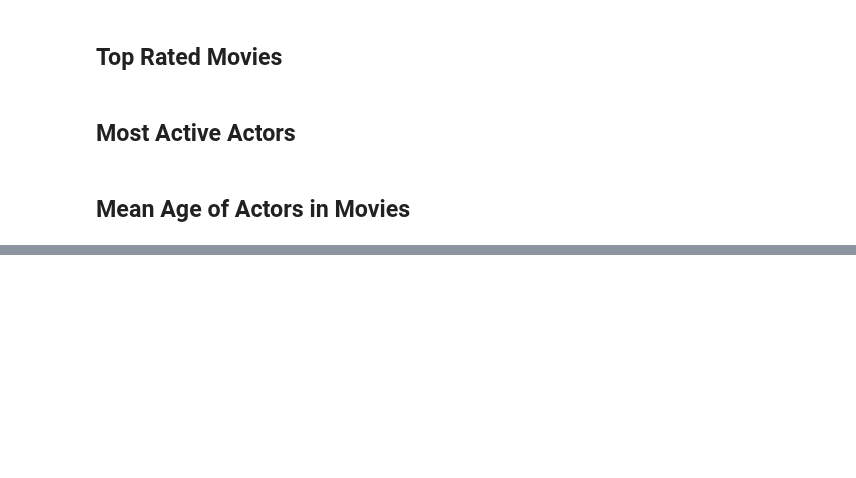
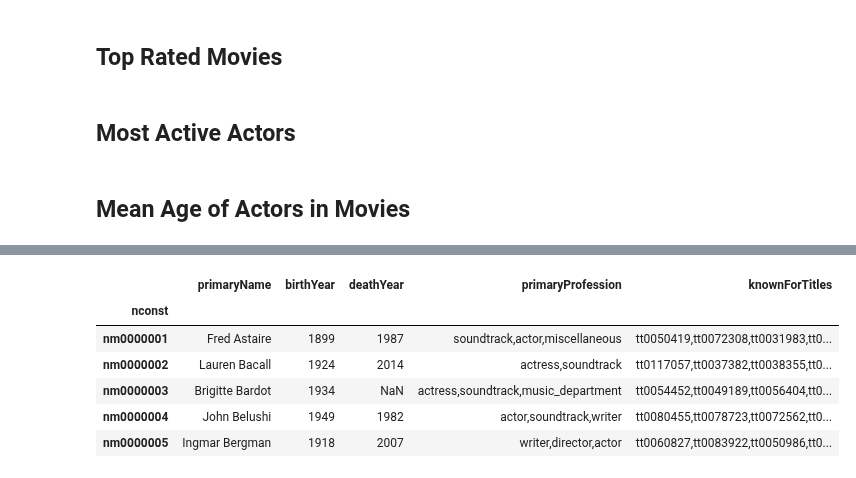
Before and after one commit to CathieLC/Wild_movie_project, a Jupyter notebook: data_cleanning.ipynb, the cells around one changed output, grey strips where cells are left out. Saved outputs shown, nothing was run; the diff lists cells and outputs as text; code cells hidden in the pictures; blank space fills up the shorter version.

Commit message:
Updated cleaning and reqs

```diff
--- a/data_cleanning.ipynb
+++ b/data_cleanning.ipynb
@@ -464,3 +464,8 @@ fig.show()
 actors_series_year.to_csv('data/actors_series_year.csv.zip', compression='zip')
 # %% [markdown]
 ## Mean Age of Actors in Movies
+# %%
+# We need the name.basics dataset again, so let's start by loading it and sorting it by birth year to help with the cleaning process
+
+actors = name_df.sort_values(by=['birthYear']).reset_index(drop=True)
+actors.replace('\\N', np.nan, inplace=True)
@@ -466,0 +513,22 @@ actors_series_year.to_csv('data/actors_series_year.csv.zip', compression='zip')
+# %%
+# Next we clean the actors dataframe, starting with dropping the nan values in the birth year column
+
+actors.dropna(subset=['birthYear'], inplace=True)
+
+# We now limit the birth year to 1800 minimum and set this column to int
+
+actors = actors[actors['birthYear'] >= '1800']
+actors = actors.astype({'birthYear': int})
+
+# We set the index to the nconst column
+
+actors = actors.sort_values('nconst')
+actors = actors.set_index('nconst')
+# %% [output]
+|  | primaryName | birthYear | deathYear | primaryProfession | knownForTitles |
+| nconst |  |  |  |  |  |
+| nm0000001 | Fred Astaire | 1899 | 1987 | soundtrack,actor,miscellaneous | tt0050419,tt0072308,tt0031983,tt0... |
+| nm0000002 | Lauren Bacall | 1924 | 2014 | actress,soundtrack | tt0117057,tt0037382,tt0038355,tt0... |
+| nm0000003 | Brigitte Bardot | 1934 | NaN | actress,soundtrack,music_department | tt0054452,tt0049189,tt0056404,tt0... |
+| nm0000004 | John Belushi | 1949 | 1982 | actor,soundtrack,writer | tt0080455,tt0078723,tt0072562,tt0... |
+| nm0000005 | Ingmar Bergman | 1918 | 2007 | writer,director,actor | tt0060827,tt0083922,tt0050986,tt0... |
```
Also changed, not shown: parts of 9 cells of this notebook, 7 other files.
